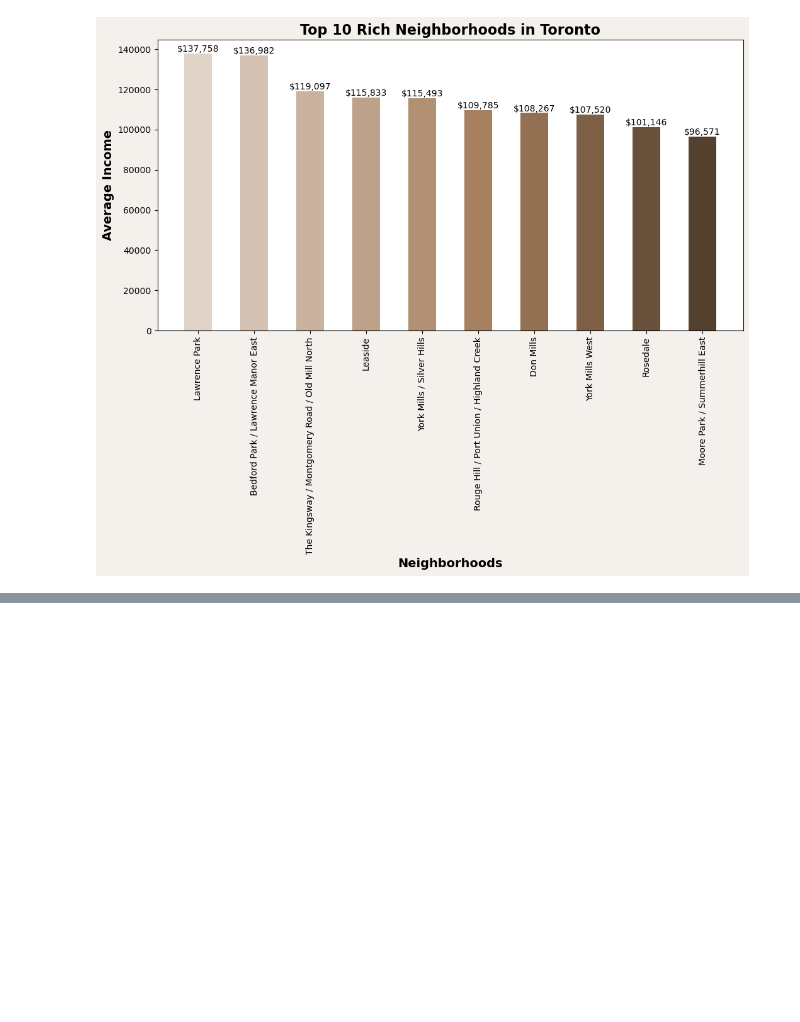
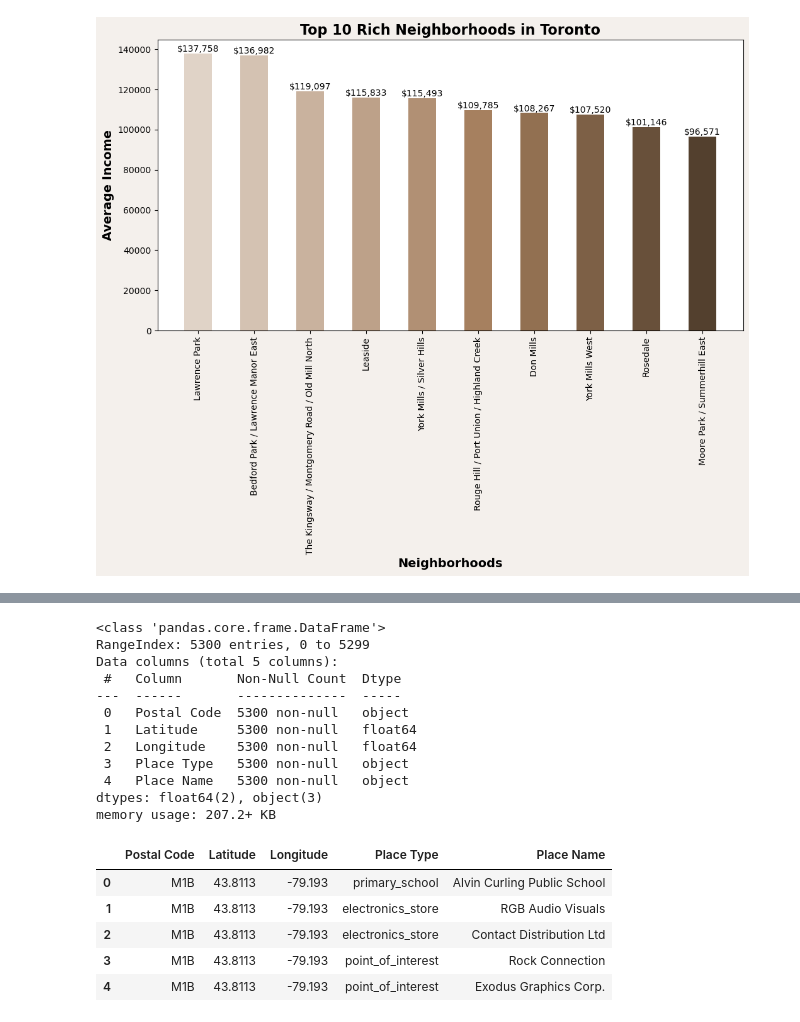
Before and after one commit to Dhruvi267/Market_segment, a Jupyter notebook: market-segmentationV3.ipynb, the cells around one changed output, grey strips where cells are left out. Cells and saved outputs as stored; diff of their text form; code cells hidden in the pictures; blank space fills up the shorter version.

```diff
--- a/market-segmentationV3.ipynb
+++ b/market-segmentationV3.ipynb
@@ -730,0 +830,23 @@ toronto_data
+# %%
+toronto_data_places_df = pd.read_csv('extracted_files/toronto_data_places.csv')
+toronto_data_places_df.info()
+toronto_data_places_df.head()
+# %% [output]
+<class 'pandas.core.frame.DataFrame'>
+RangeIndex: 5300 entries, 0 to 5299
+Data columns (total 5 columns):
+ #   Column       Non-Null Count  Dtype
+---  ------       --------------  -----
+ 0   Postal Code  5300 non-null   object
+ 1   Latitude     5300 non-null   float64
+ 2   Longitude    5300 non-null   float64
+ 3   Place Type   5300 non-null   object
+ 4   Place Name   5300 non-null   object
+dtypes: float64(2), object(3)
+memory usage: 207.2+ KB
+|  | Postal Code | Latitude | Longitude | Place Type | Place Name |
+| 0 | M1B | 43.8113 | -79.193 | primary_school | Alvin Curling Public School |
+| 1 | M1B | 43.8113 | -79.193 | electronics_store | RGB Audio Visuals |
+| 2 | M1B | 43.8113 | -79.193 | electronics_store | Contact Distribution Ltd |
+| 3 | M1B | 43.8113 | -79.193 | point_of_interest | Rock Connection |
+| 4 | M1B | 43.8113 | -79.193 | point_of_interest | Exodus Graphics Corp. |
```
Also changed, not shown: parts of 33 cells of this notebook, 2 other files.
